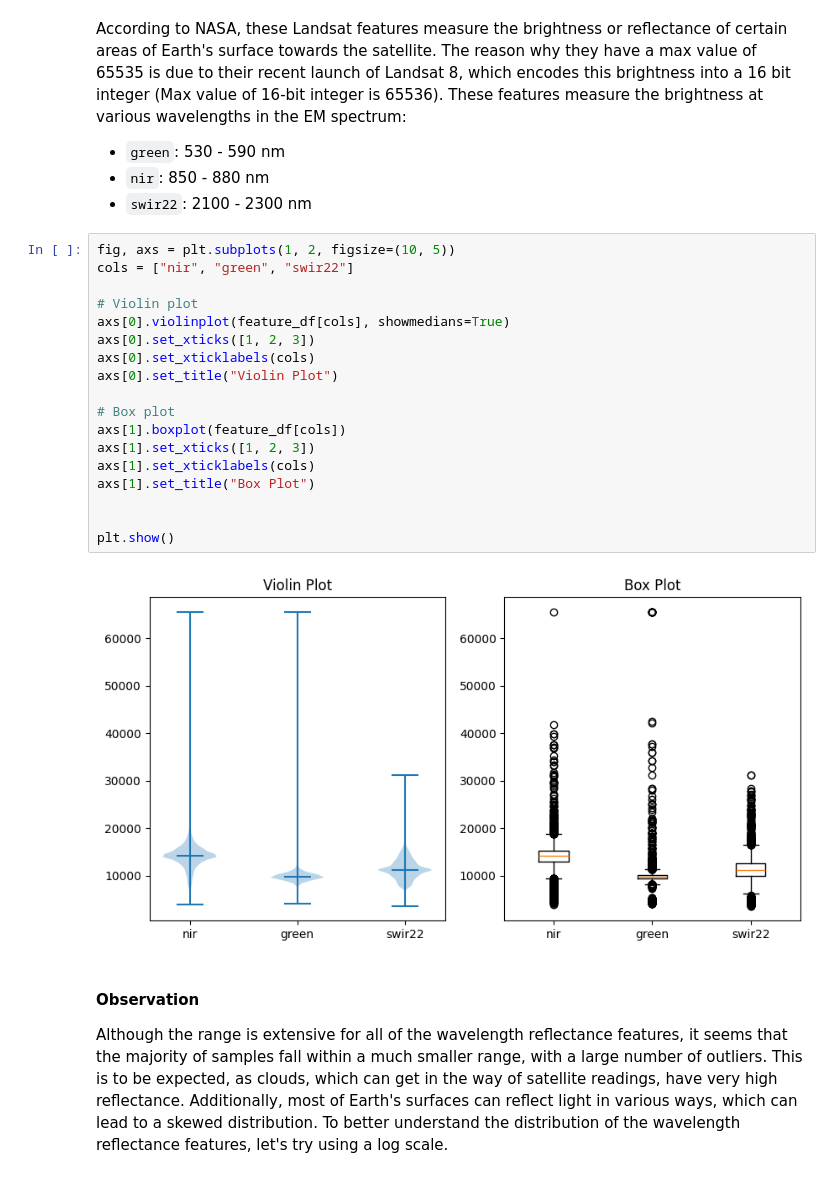
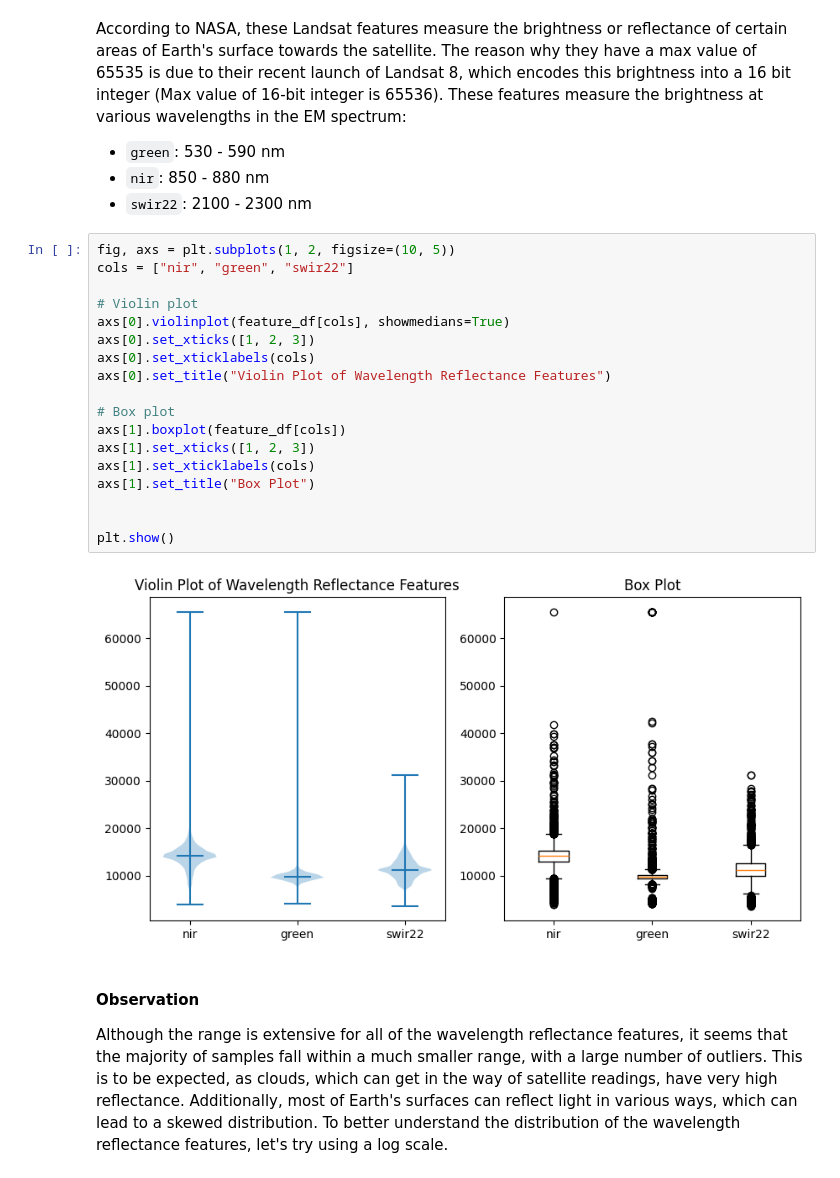
Before and after one commit to kylerod22/siads593-water-sustainability, a Jupyter notebook: 08-rjbest-sungmiki-kylerod-2026winter/src/Landsat_EDA.ipynb, the cells around one changed output. Drawn from its saved outputs; the diff is of its cells as text.

```diff
--- a/08-rjbest-sungmiki-kylerod-2026winter/src/Landsat_EDA.ipynb
+++ b/08-rjbest-sungmiki-kylerod-2026winter/src/Landsat_EDA.ipynb
@@ -105,23 +99,23 @@ According to NASA, these Landsat features measure the brightness or reflectance
 # %%
 fig, axs = plt.subplots(1, 2, figsize=(10, 5))
 cols = ["nir", "green", "swir22"]
 
 # Violin plot
 axs[0].violinplot(feature_df[cols], showmedians=True)
 axs[0].set_xticks([1, 2, 3])
 axs[0].set_xticklabels(cols)
-axs[0].set_title("Violin Plot")
+axs[0].set_title("Violin Plot of Wavelength Reflectance Features")
 
 # Box plot
 axs[1].boxplot(feature_df[cols])
 axs[1].set_xticks([1, 2, 3])
 axs[1].set_xticklabels(cols)
 axs[1].set_title("Box Plot")
 
 
 plt.show()
 # %% [output]
-[figure, old version]
+[figure, new version]
 # %% [markdown]
 #### Observation
 Although the range is extensive for all of the wavelength reflectance features, it seems that the majority of samples fall within a much smaller range, with a large number of outliers. This is to be expected, as clouds, which can get in the way of satellite readings, have very high reflectance. Additionally, most of Earth's surfaces can reflect light in various ways, which can lead to a skewed distribution. To better understand the distribution of the wavelength reflectance features, let's try using a log scale.
```
Also changed, not shown: parts of 10 cells of this notebook, 2 other files.
